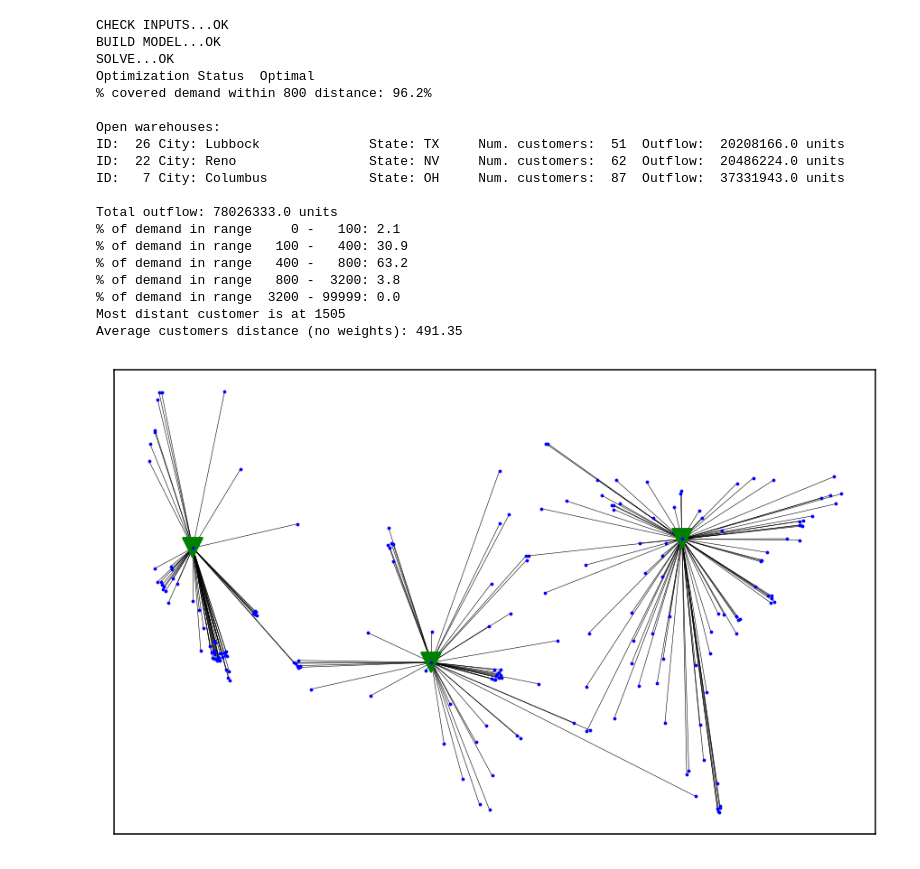
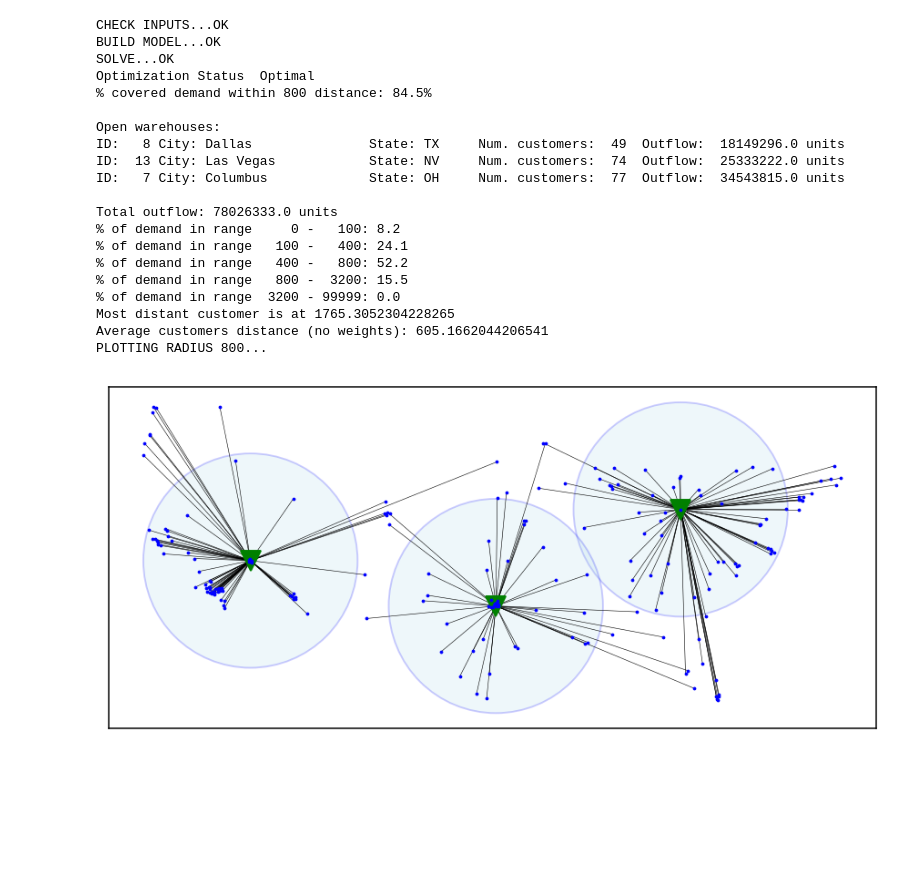
Before and after one commit to ropinotex/network_optimization, a Jupyter notebook: WarehouseNetworkOptimization.ipynb, the cells around one changed output. Cells and saved outputs as stored; diff of their text form; code cells hidden in the pictures; blank space fills up the shorter version.

```diff
--- a/WarehouseNetworkOptimization.ipynb
+++ b/WarehouseNetworkOptimization.ipynb
@@ -8,3 +15,5 @@ from data.scenario_1 import warehouses, customers, distance
+# %%
+distance = calculate_dm(warehouses, customers, use_haversine=True)
 # %%
 # Plot the data
 # You can control the colors and shapes in the plot using the following parameters (also in the netopt function):
@@ -206,45 +251,46 @@ Average customers distance (no weights): 513.235
 results = netopt(num_warehouses=3,
                  objective='maxcover',
                  warehouses=warehouses,
                  customers=customers,
                  distance=distance,
                  high_service_distance=800,
-                 avg_service_distance=500,
+                 avg_service_distance=800,
                  distance_ranges=[0, 100, 400, 800, 3200],
                  force_open=[],
                  force_closed=[],
                  plot=True,
                  hide_inactive=True,
                  warehouse_marker='s',
                  warehouse_markercolor='red',
                  warehouse_markersize=6,
                  warehouse_active_markersize=12,
                  customer_marker='o',
                  customer_markercolor='blue',
                  customer_markersize=1)
 
 #print_solution(results)
 # %% [output]
 CHECK INPUTS...OK
 BUILD MODEL...OK
 SOLVE...OK
 Optimization Status  Optimal
-% covered demand within 800 distance: 96.2%
+% covered demand within 800 distance: 84.5%
 
 Open warehouses:
-ID:  26 City: Lubbock              State: TX     Num. customers:  51  Outflow:  20208166.0 units
-ID:  22 City: Reno                 State: NV     Num. customers:  62  Outflow:  20486224.0 units
-ID:   7 City: Columbus             State: OH     Num. customers:  87  Outflow:  37331943.0 units
+ID:   8 City: Dallas               State: TX     Num. customers:  49  Outflow:  18149296.0 units
+ID:  13 City: Las Vegas            State: NV     Num. customers:  74  Outflow:  25333222.0 units
+ID:   7 City: Columbus             State: OH     Num. customers:  77  Outflow:  34543815.0 units
 
 Total outflow: 78026333.0 units
-% of demand in range     0 -   100: 2.1
-% of demand in range   100 -   400: 30.9
-% of demand in range   400 -   800: 63.2
-% of demand in range   800 -  3200: 3.8
+% of demand in range     0 -   100: 8.2
+% of demand in range   100 -   400: 24.1
+% of demand in range   400 -   800: 52.2
+% of demand in range   800 -  3200: 15.5
 % of demand in range  3200 - 99999: 0.0
-Most distant customer is at 1505
-Average customers distance (no weights): 491.35
+Most distant customer is at 1765.3052304228265
+Average customers distance (no weights): 605.1662044206541
+PLOTTING RADIUS 800...
-[figure, old version]
+[figure, new version]
 # %%
 # To limit the distance of the most distant customer, you can use the paramater max_service_distance.
 # Be careful: if max_service_distance is too tight, the model may become infeasible.
```
Also changed, not shown: parts of 14 cells of this notebook, 4 other files.
